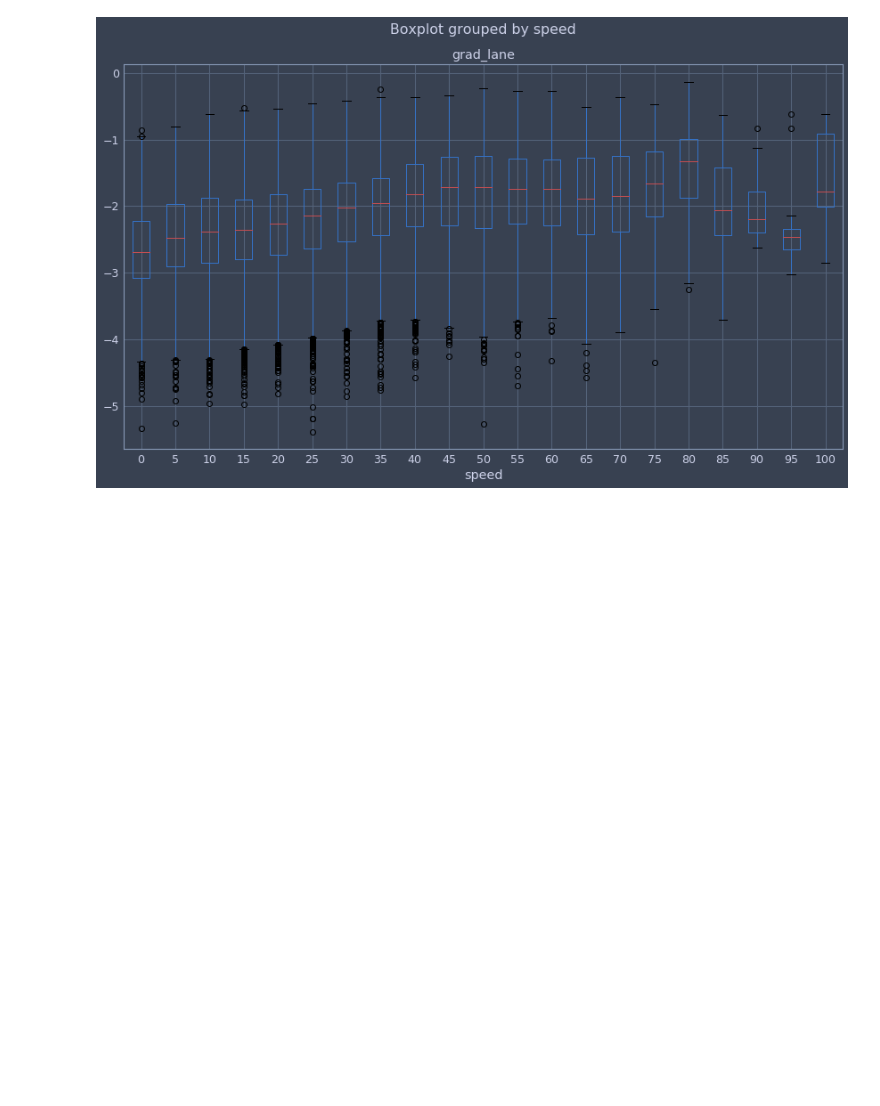
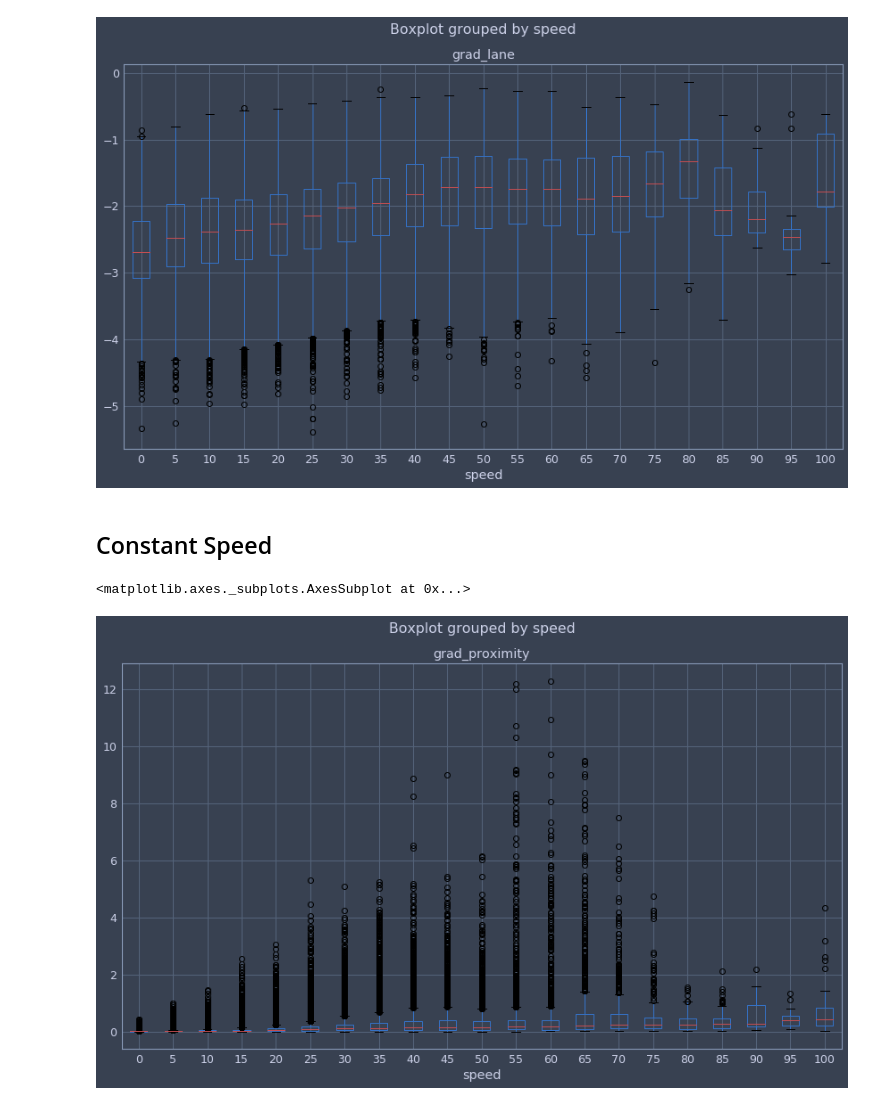
Before and after one commit to Atcold/pytorch-PPUU, a Jupyter notebook: Notebooks/Viz_Gradients.ipynb, the cells around one changed output. Drawn from its saved outputs; the diff is of its cells as text; code cells hidden in the pictures; blank space fills up the shorter version.

Commit message:
added cost with constant speed

```diff
--- a/Notebooks/Viz_Gradients.ipynb
+++ b/Notebooks/Viz_Gradients.ipynb
@@ -42,3 +42,21 @@ df_new.boxplot(column='grad_lane', by='speed', figsize=(14,8))
 # %% [output]
 <matplotlib.axes._subplots.AxesSubplot at 0x...>
 [figure]
+# %% [markdown]
+## Constant Speed
+# %%
+act_grads = torch.load('../actions_grads.pkl')
+data = [np.array(k) for k in act_grads]
+data = np.concatenate(data, axis=0)
+xedges = [np.quantile(data[:,0], p) for p in np.linspace(0,1,21)]
+
+df = pd.DataFrame(data)
+df.columns = ['speed', 'grad_proximity', 'grad_lane']
+df.speed = (df.speed//5 * 5).astype(int)
+# %%
+df_new = df.copy()
+# %%
+df_new.boxplot(column='grad_proximity', by='speed', figsize=(14,8),)
+# %% [output]
+<matplotlib.axes._subplots.AxesSubplot at 0x...>
+[figure, added]
```
Also changed, not shown: parts of 9 cells of this notebook, 1 other file.
